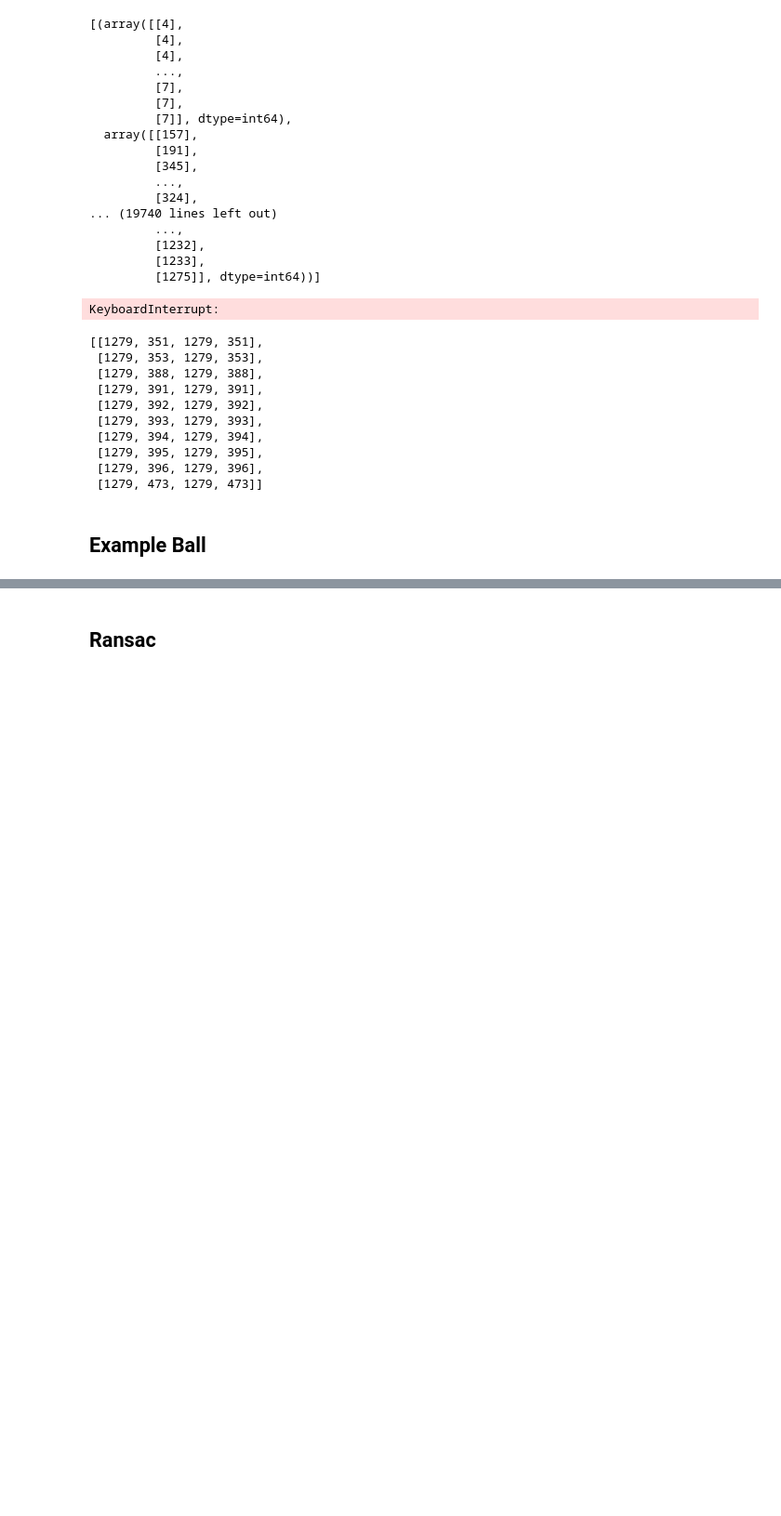
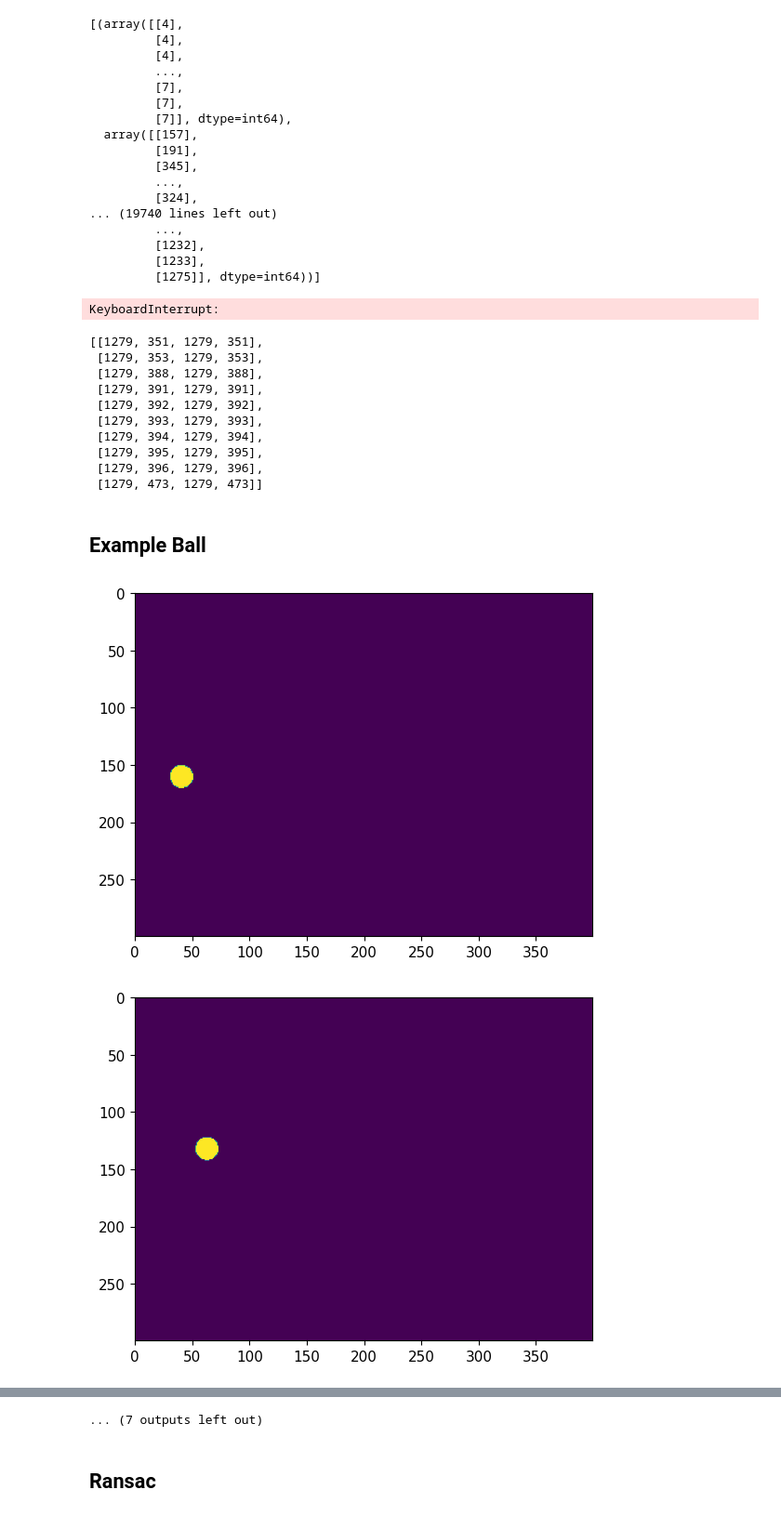
Before and after one commit to sivaturi68/cs482-final-proj, a Jupyter notebook: src.ipynb, the cells around one changed output, grey strips where cells are left out. Shown at 93% size. Saved outputs shown, nothing was run; the diff lists cells and outputs as text; code cells hidden in the pictures; blank space fills up the shorter version.

```diff
--- a/src.ipynb
+++ b/src.ipynb
@@ -400,39 +400,44 @@ valid_bb_indices[-10:]
 # %% [markdown]
 ## Example Ball
 # %%
-ball_pos = [20, 20]
+ball_pos = [20, 200]
 ball_radius = 10
-ball_vel = [20, 0]
+ball_vel = [20, -50]
 
 grav = 10
 
 def draw_ball():
     world = np.zeros((300, 400), dtype='float32')
-    noise = np.random.random(size=(2)) * 10
+    noise = np.random.random(size=(2)) * 3
     bx, by = ball_pos
 
     for py in range(300):
         for px in range(400):
             if (bx - px + noise[0]) ** 2 + (by - py + noise[1]) ** 2 < ball_radius ** 2:
                 world[py, px] = 1
 
     return world
 
 frames = []
 
 for i in range(25):
     ball_vel[1] += grav
 
     ball_pos[0] += ball_vel[0]
     ball_pos[1] += ball_vel[1]
 
     if ball_pos[1] + ball_radius >= 300:
         ball_pos[1] = 300 - ball_radius
         ball_vel[1] *= -1
 
     frame = draw_ball()
     if frame[frame != 0].size > 0:
         frames.append(frame)
+    else:
+        break
 
     plt.figure()
     plt.imshow(frames[-1], vmin=0, vmax=1)
+# %% [output]
+[figure, added]
+[figure, added]
@@ -439,3 +454,4 @@ for i in range(25):
+... (7 outputs left out)
 # %% [markdown]
 ## Ransac
 # %%
```
Also changed, not shown: parts of 2 cells of this notebook.
